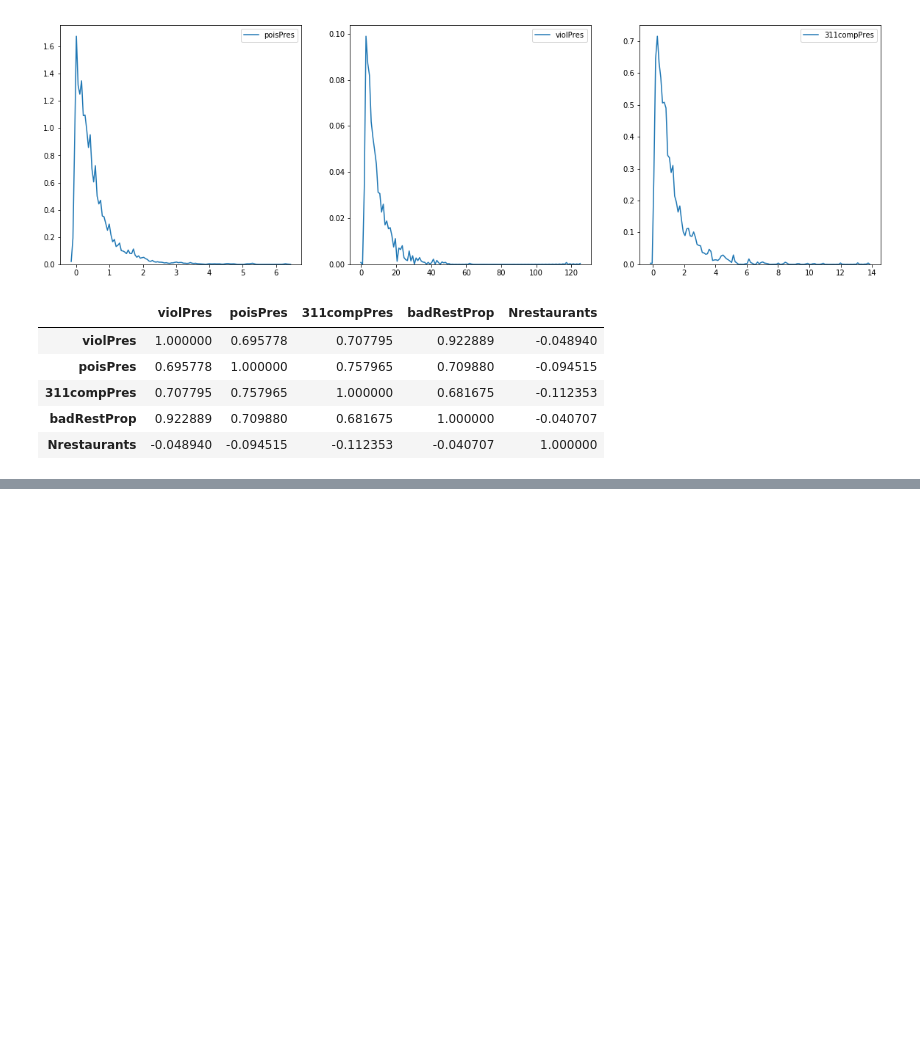
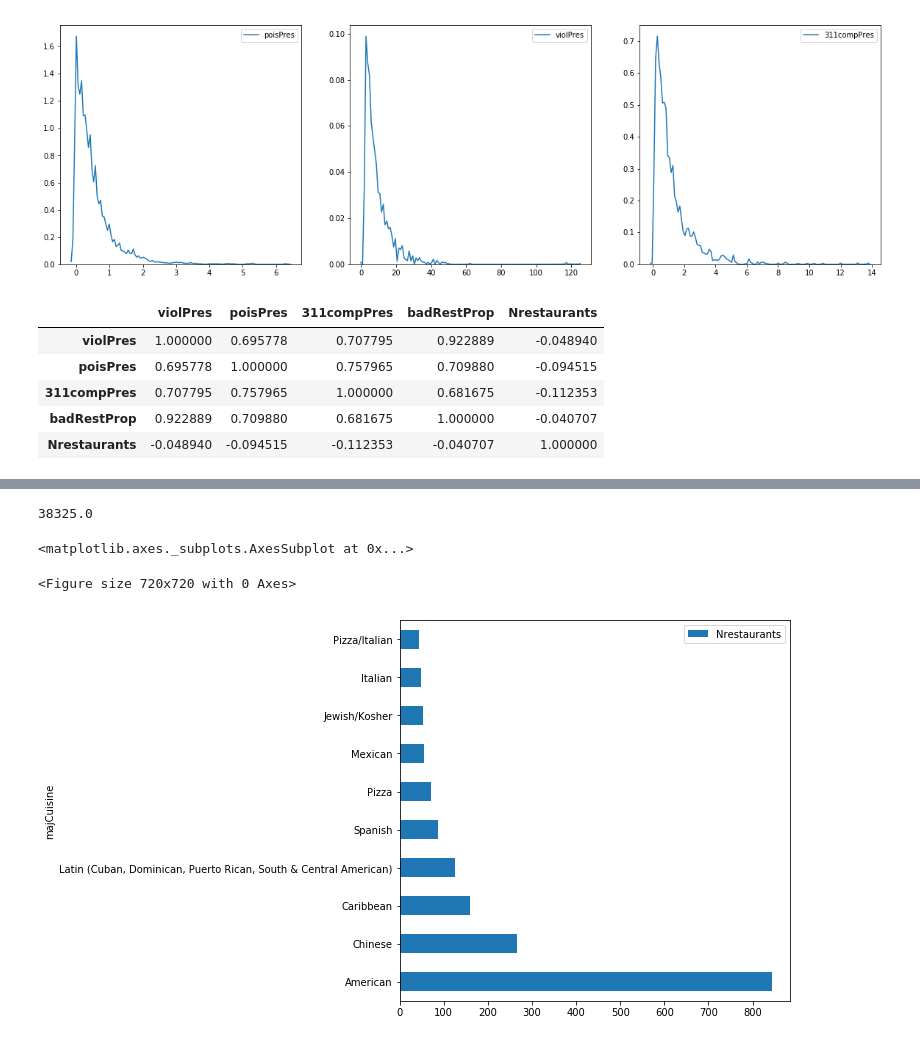
Before and after one commit to devashish2002/Current_files, a Jupyter notebook: rest/ExplorationNT.ipynb, the cells around one changed output, grey strips where cells are left out. Saved outputs shown, nothing was run; the diff lists cells and outputs as text; code cells hidden in the pictures; blank space fills up the shorter version.

```diff
--- a/rest/ExplorationNT.ipynb
+++ b/rest/ExplorationNT.ipynb
@@ -349,0 +389,7 @@ AllNT[['violPres', '311compPres', 'poisPpop', 'NrestWviol', 'ViolProp']].corr()
+# %%
+majCuisine = pd.read_csv('majCuisine.csv')
+majCuisine.drop(columns={'Unnamed: 0'}, inplace=True)
+
+AllNT = AllNT.merge(majCuisine, on='boro_ct201', how='outer')
+AllNT.fillna(value={'majCuisine':'American'}, inplace=True)
+AllNT.head()
@@ -349,0 +404,14 @@ AllNT[['violPres', '311compPres', 'poisPpop', 'NrestWviol', 'ViolProp']].corr()
+# %%
+sum(AllNT['Nrestaurants'])
+# %% [output]
+38325.0
+# %%
+counts = AllNT.groupby(by='majCuisine', as_index=False).count()[['majCuisine', 'Nrestaurants']].sort_values(by='Nrestaurants', ascending=False)
+counts = counts[0:10]
+# %%
+plt.figure(figsize=(10,10))
+counts.plot.barh(x='majCuisine', rot=0, figsize=(7,7))
+# %% [output]
+<matplotlib.axes._subplots.AxesSubplot at 0x...>
+<Figure size 720x720 with 0 Axes>
+[figure, added]
```
Also changed, not shown: parts of 28 cells of this notebook.
